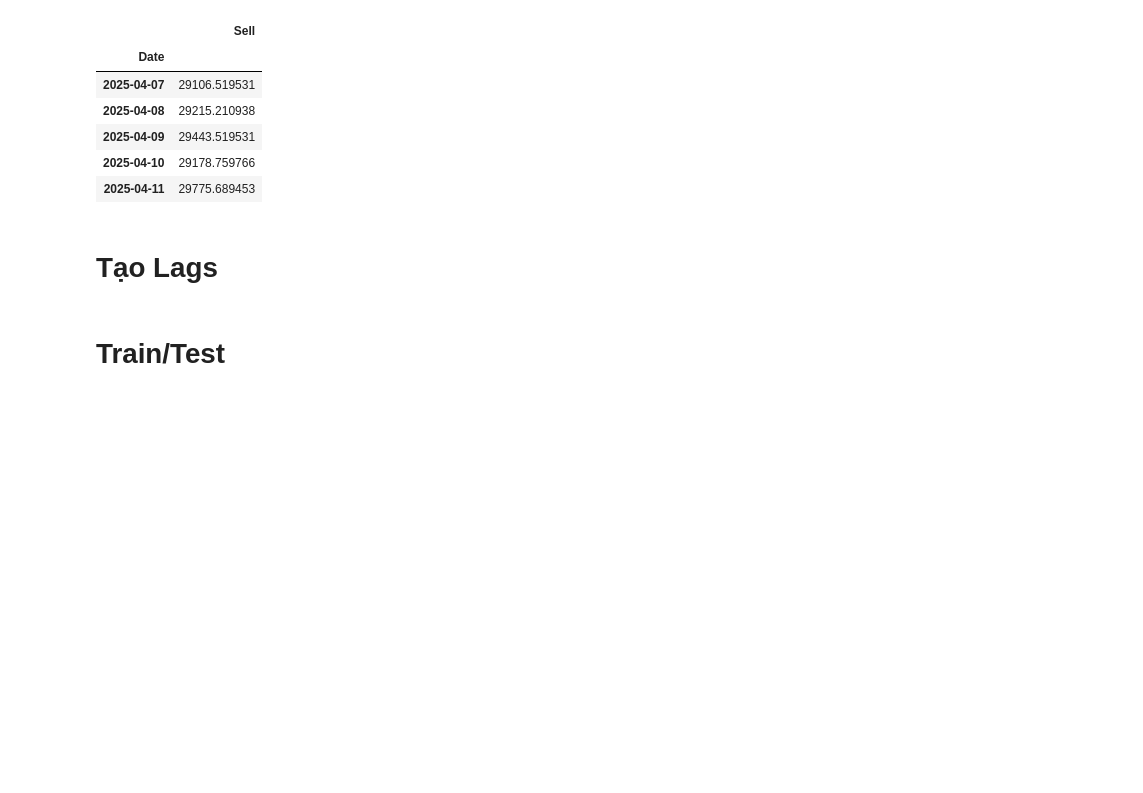
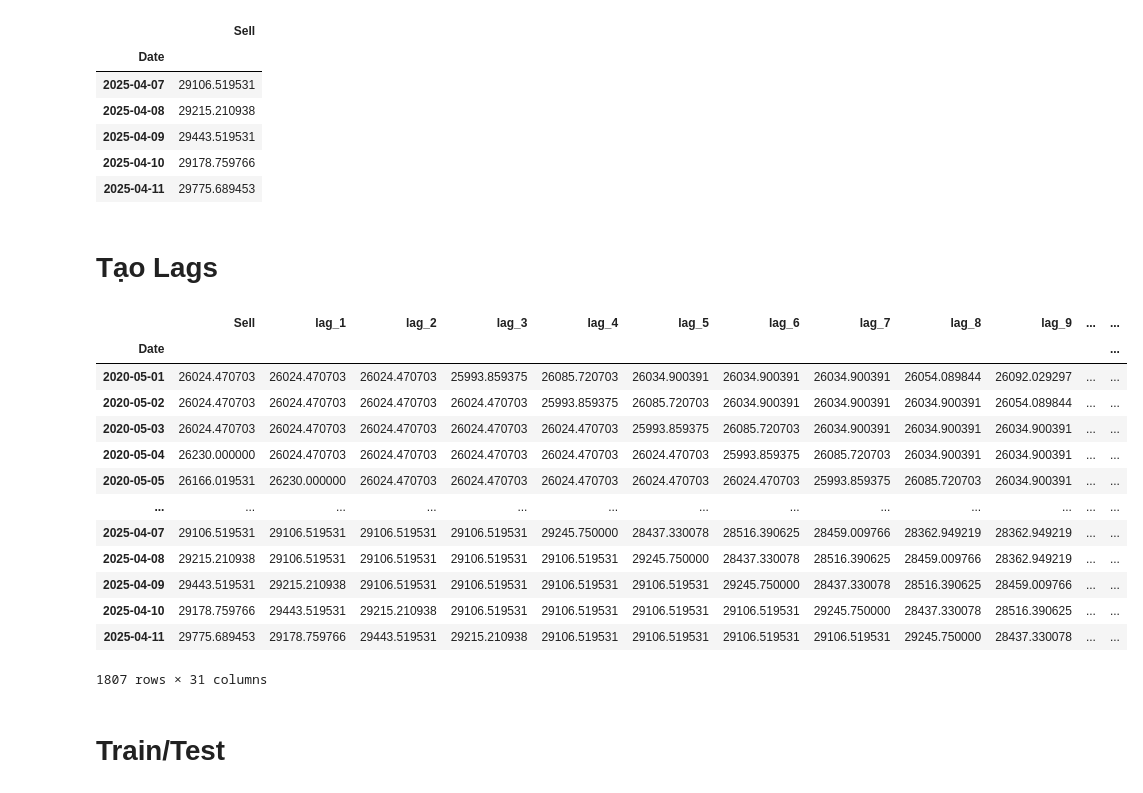
Before and after one commit to nggiang63/eur-vnd-exchange-rate, a Jupyter notebook: notebooks/xgboost.ipynb, the cells around one changed output. Saved outputs shown, nothing was run; the diff lists cells and outputs as text; code cells hidden in the pictures; blank space fills up the shorter version.

```diff
--- a/notebooks/xgboost.ipynb
+++ b/notebooks/xgboost.ipynb
@@ -34,6 +34,23 @@ lags = 30
 for i in range(1, lags + 1):
     df[f'lag_{i}'] = df['Sell'].shift(i)
 df.dropna(inplace=True)
+# %%
+df
+# %% [output]
+|  | Sell | lag_1 | lag_2 | lag_3 | lag_4 | lag_5 | lag_6 | lag_7 | lag_8 | lag_9 | ... | ... |
+| Date |  |  |  |  |  |  |  |  |  |  |  | ... |
+| 2020-05-01 | 26024.470703 | 26024.470703 | 26024.470703 | 25993.859375 | 26085.720703 | 26034.900391 | 26034.900391 | 26034.900391 | 26054.089844 | 26092.029297 | ... | ... |
+| 2020-05-02 | 26024.470703 | 26024.470703 | 26024.470703 | 26024.470703 | 25993.859375 | 26085.720703 | 26034.900391 | 26034.900391 | 26034.900391 | 26054.089844 | ... | ... |
+| 2020-05-03 | 26024.470703 | 26024.470703 | 26024.470703 | 26024.470703 | 26024.470703 | 25993.859375 | 26085.720703 | 26034.900391 | 26034.900391 | 26034.900391 | ... | ... |
+| 2020-05-04 | 26230.000000 | 26024.470703 | 26024.470703 | 26024.470703 | 26024.470703 | 26024.470703 | 25993.859375 | 26085.720703 | 26034.900391 | 26034.900391 | ... | ... |
+| 2020-05-05 | 26166.019531 | 26230.000000 | 26024.470703 | 26024.470703 | 26024.470703 | 26024.470703 | 26024.470703 | 25993.859375 | 26085.720703 | 26034.900391 | ... | ... |
+| ... | ... | ... | ... | ... | ... | ... | ... | ... | ... | ... | ... | ... |
+| 2025-04-07 | 29106.519531 | 29106.519531 | 29106.519531 | 29106.519531 | 29245.750000 | 28437.330078 | 28516.390625 | 28459.009766 | 28362.949219 | 28362.949219 | ... | ... |
+| 2025-04-08 | 29215.210938 | 29106.519531 | 29106.519531 | 29106.519531 | 29106.519531 | 29245.750000 | 28437.330078 | 28516.390625 | 28459.009766 | 28362.949219 | ... | ... |
+| 2025-04-09 | 29443.519531 | 29215.210938 | 29106.519531 | 29106.519531 | 29106.519531 | 29106.519531 | 29245.750000 | 28437.330078 | 28516.390625 | 28459.009766 | ... | ... |
+| 2025-04-10 | 29178.759766 | 29443.519531 | 29215.210938 | 29106.519531 | 29106.519531 | 29106.519531 | 29106.519531 | 29245.750000 | 28437.330078 | 28516.390625 | ... | ... |
+| 2025-04-11 | 29775.689453 | 29178.759766 | 29443.519531 | 29215.210938 | 29106.519531 | 29106.519531 | 29106.519531 | 29106.519531 | 29245.750000 | 28437.330078 | ... | ... |
+1807 rows × 31 columns
 # %%
 X = df.drop(columns=['Sell']).values
 y = df['Sell'].values
```
Also changed, not shown: parts of 5 cells of this notebook, 2 other files.
